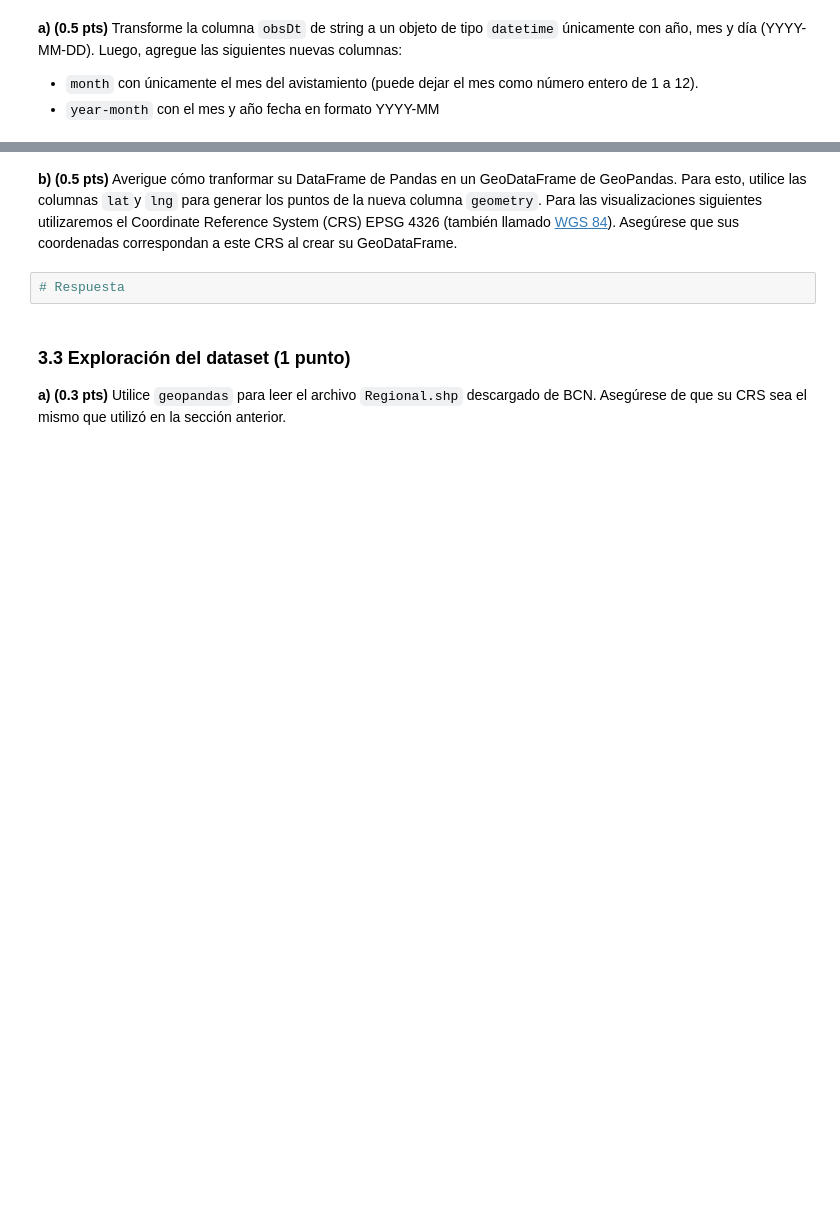
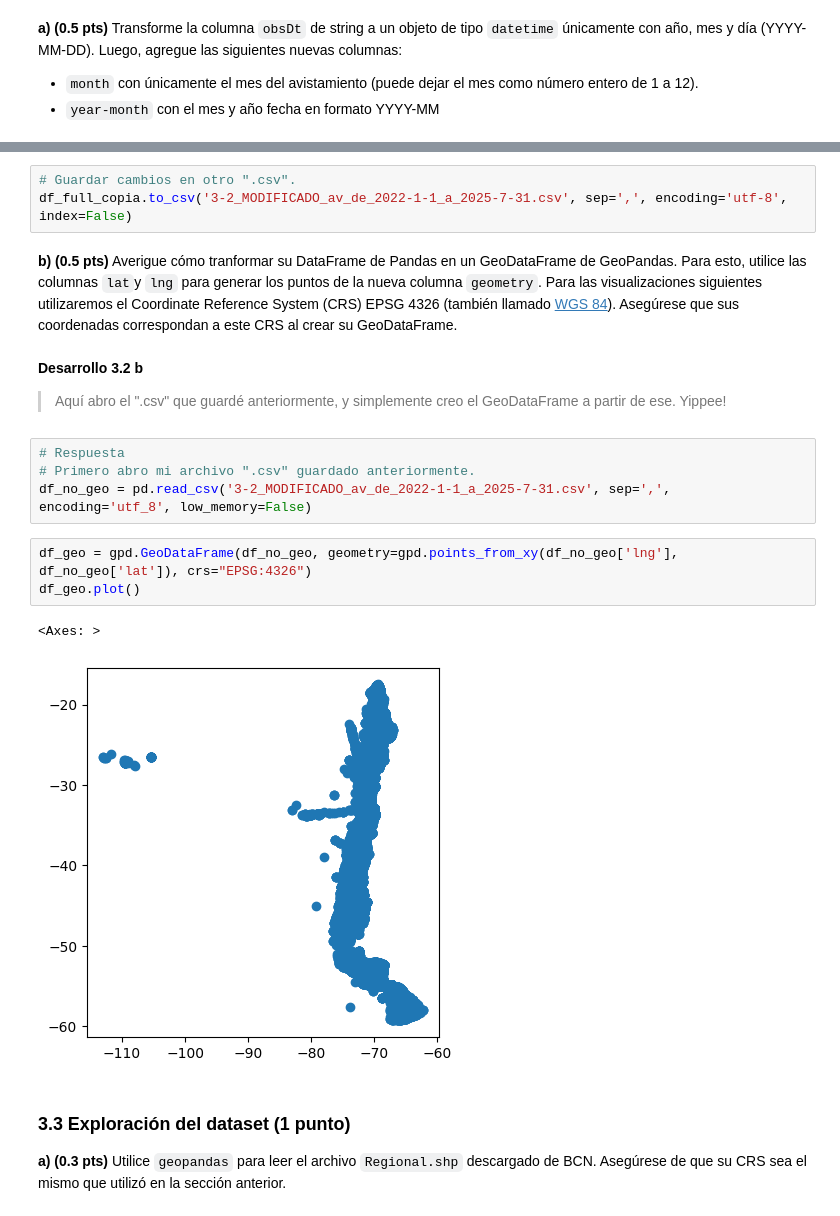
Before and after one commit to FlyingTank233/IMT2200-BENJAMIN-URRA, a Jupyter notebook: Tareas/T2/IMT2200-25s2 - Tarea 02.ipynb, the cells around one changed output, grey strips where cells are left out. Cells and saved outputs as stored; diff of their text form; blank space fills up the shorter version.

```diff
--- a/Tareas/T2/IMT2200-25s2 - Tarea 02.ipynb
+++ b/Tareas/T2/IMT2200-25s2 - Tarea 02.ipynb
@@ -241,7 +281,21 @@ No sé a que se refiere con que pasa con la cantidad de avistamientos según esp
+# %%
+# Guardar cambios en otro ".csv".
+df_full_copia.to_csv('3-2_MODIFICADO_av_de_2022-1-1_a_2025-7-31.csv', sep=',', encoding='utf-8', index=False)
 # %% [markdown]
 **b) (0.5 pts)** Averigue cómo tranformar su DataFrame de Pandas en un GeoDataFrame de GeoPandas. Para esto, utilice las columnas `lat`y `lng` para generar los puntos de la nueva columna `geometry`. Para las visualizaciones siguientes utilizaremos el Coordinate Reference System (CRS) EPSG 4326 (también llamado [WGS 84](https://es.wikipedia.org/wiki/WGS84)). Asegúrese que sus coordenadas correspondan a este CRS al crear su GeoDataFrame.
+# %% [markdown]
+**Desarrollo 3.2 b**
+> Aquí abro el ".csv" que guardé anteriormente, y simplemente creo el GeoDataFrame a partir de ese. Yippee!
 # %%
 # Respuesta
+# Primero abro mi archivo ".csv" guardado anteriormente.
+df_no_geo = pd.read_csv('3-2_MODIFICADO_av_de_2022-1-1_a_2025-7-31.csv', sep=',', encoding='utf_8', low_memory=False)
+# %%
+df_geo = gpd.GeoDataFrame(df_no_geo, geometry=gpd.points_from_xy(df_no_geo['lng'], df_no_geo['lat']), crs="EPSG:4326")
+df_geo.plot()
+# %% [output]
+<Axes: >
+[figure, added]
 # %% [markdown]
 ### 3.3 Exploración del dataset (1 punto)
 
```
Also changed, not shown: parts of 14 cells of this notebook.
